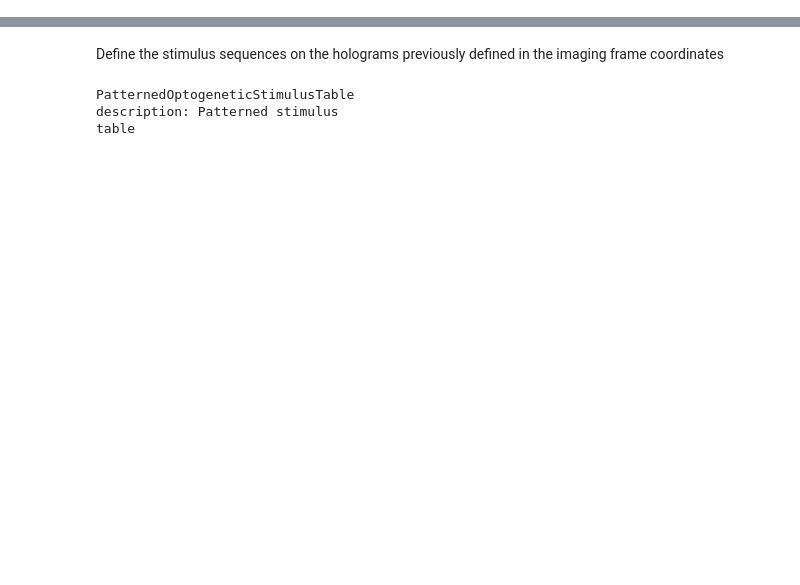
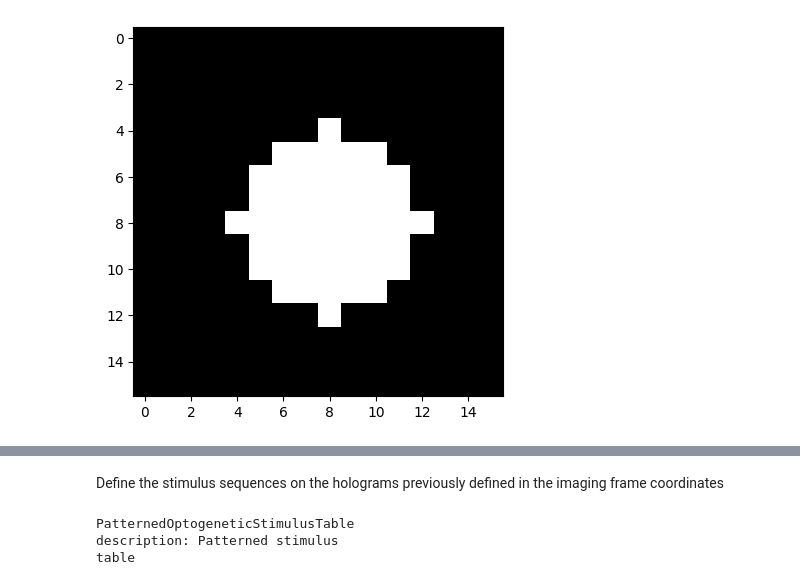
Before and after one commit to catalystneuro/ndx-patterned-ogen, a Jupyter notebook: tutorial_patterned_ogen.ipynb, the cells around one changed output, grey strips where cells are left out. Drawn from its saved outputs; the diff is of its cells as text; code cells hidden in the pictures; blank space fills up the shorter version.

```diff
--- a/tutorial_patterned_ogen.ipynb
+++ b/tutorial_patterned_ogen.ipynb
@@ -19,6 +33,0 @@ from pynwb.ophys import PlaneSegmentation, ImageSegmentation, OpticalChannel
-# %%
-nwbfile = NWBFile(
-    session_description="session_description",
-    identifier="identifier",
-    session_start_time=datetime.datetime.now(datetime.timezone.utc),
-)
@@ -26,0 +73,13 @@ Define a `roi_table_region` in the imaging acquisition system, to link the holog
+# %%
+# metadata for the stimulus methods
+site = PatternedOptogeneticStimulusSite(
+    name="PatternedOptogeneticStimulusSite",
+    description="Scanning",  # Scanning or scanless method for shaping optogenetic light (e.g., diffraction limited points, 3D shot, disks, etc.).
+    excitation_lambda=600.0,  # nm
+    effector="ChR2",
+    location="VISrl",
+    device=microscope,
+    spatial_light_modulator=spatial_light_modulator,
+    light_source=light_source,
+)
+nwbfile.add_ogen_site(site)
@@ -26,0 +111,80 @@ Define a `roi_table_region` in the imaging acquisition system, to link the holog
+# %%
+# metadata for a generic stimulus pattern
+import numpy as np
+import matplotlib.pyplot as plt
+
+# auxiliary function to generate the sweep shape, either circular or rectangular
+# TODO ADD THE  generate_image_mask_np function as a method of all the pattern class
+def generate_image_mask_np(width, height, sweep_size):
+    # Create a black image mask
+    image_mask = np.zeros((height, width), dtype=np.uint8)
+
+    # Calculate the position for the center of the white spot
+    center_x = width // 2
+    center_y = height // 2
+
+    if isinstance(sweep_size, int):
+        # Circular spot
+        Y, X = np.ogrid[:height, :width]
+        dist_from_center = np.sqrt((X - center_x) ** 2 + (Y - center_y) ** 2)
+        image_mask[dist_from_center <= sweep_size / 2]=255
+
+    elif len(sweep_size) == 2:
+        # Rectangular spot
+        half_width = sweep_size[0] // 2
+        half_height = sweep_size[1] // 2
+        top_left = (center_x - half_width, center_y - half_height)
+        bottom_right = (center_x + half_width, center_y + half_height)
+        image_mask[top_left[1]:bottom_right[1], top_left[0]:bottom_right[0]] = 255
+    else:
+        raise ValueError("Invalid sweep_size. Should be a scalar or a 2-element array.")
+    return image_mask
+
+sweep_size=8
+circular_image_mask_np = generate_image_mask_np(width=sweep_size*2, height=sweep_size*2, sweep_size=sweep_size)
+generic_circular_pattern = OptogeneticStimulusPattern(
+    name="CircularOptogeneticStimulusPattern",
+    description="circular pattern",
+    sweep_size=sweep_size,  # um
+    sweep_mask=circular_image_mask_np,
+)
+nwbfile.add_lab_meta_data(generic_circular_pattern)
+
+# Display the image mask using matplotlib
+plt.imshow(circular_image_mask_np, cmap='gray')
+plt.show()
+
+sweep_size=[5,10]
+rectangular_image_mask_np = generate_image_mask_np(width=20, height=20, sweep_size=sweep_size)
+generic_rectangular_pattern = OptogeneticStimulusPattern(
+    name="RectangularOptogeneticStimulusPattern",
+    description="rectangular pattern",
+    sweep_size=sweep_size,  # um
+    sweep_mask=rectangular_image_mask_np,
+)
+nwbfile.add_lab_meta_data(generic_rectangular_pattern)
+
+# Display the image mask using matplotlib
+plt.imshow(rectangular_image_mask_np, cmap='gray')
+plt.show()
+
+# metadata for spiral scanning pattern
+spiral_scanning = SpiralScanning(
+    name="SpiralScanning",
+    diameter=15,  # um
+    height=10,  # um
+    number_of_revolutions=5,
+    description="scanning beam pattern",
+)
+nwbfile.add_lab_meta_data(spiral_scanning)
+
+# metadata for temporal focusing pattern
+temporal_focusing = TemporalFocusing(
+    name="TemporalFocusing",
+    description="scanless beam pattern",
+    lateral_point_spread_function="9 um ± 0.7 um",
+    axial_point_spread_function="32 um ± 1.6 um",
+)
+nwbfile.add_lab_meta_data(temporal_focusing)
+# %% [output]
+[figure, added]
```
Also changed, not shown: parts of 20 cells of this notebook.
